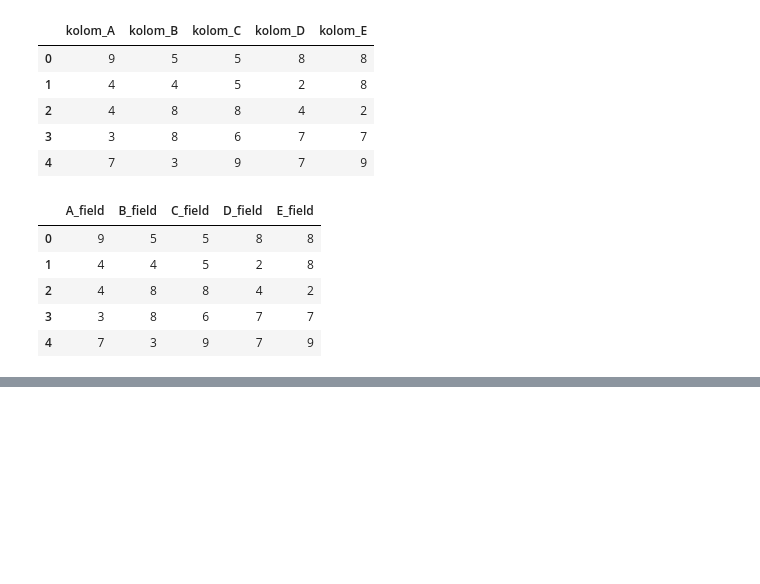
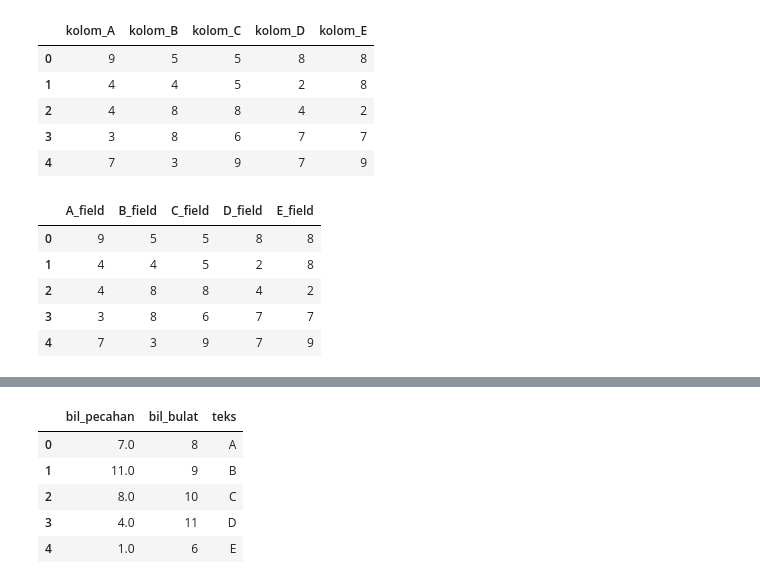
Before and after one commit to jhosuakhariseliom/Pandas-Joka, a Jupyter notebook: 01_Prefix_Suffix_dataframe.ipynb, the cells around one changed output, grey strips where cells are left out. Drawn from its saved outputs; the diff is of its cells as text; code cells hidden in the pictures; blank space fills up the shorter version.

```diff
--- a/01_Prefix_Suffix_dataframe.ipynb
+++ b/01_Prefix_Suffix_dataframe.ipynb
@@ -46,0 +234,9 @@ df.add_suffix('_field')
+# %%
+df.select_dtypes(include=['number', 'object'])
+# %% [output]
+|  | bil_pecahan | bil_bulat | teks |
+| 0 | 7.0 | 8 | A |
+| 1 | 11.0 | 9 | B |
+| 2 | 8.0 | 10 | C |
+| 3 | 4.0 | 11 | D |
+| 4 | 1.0 | 6 | E |
```
Also changed, not shown: parts of 22 cells of this notebook.
